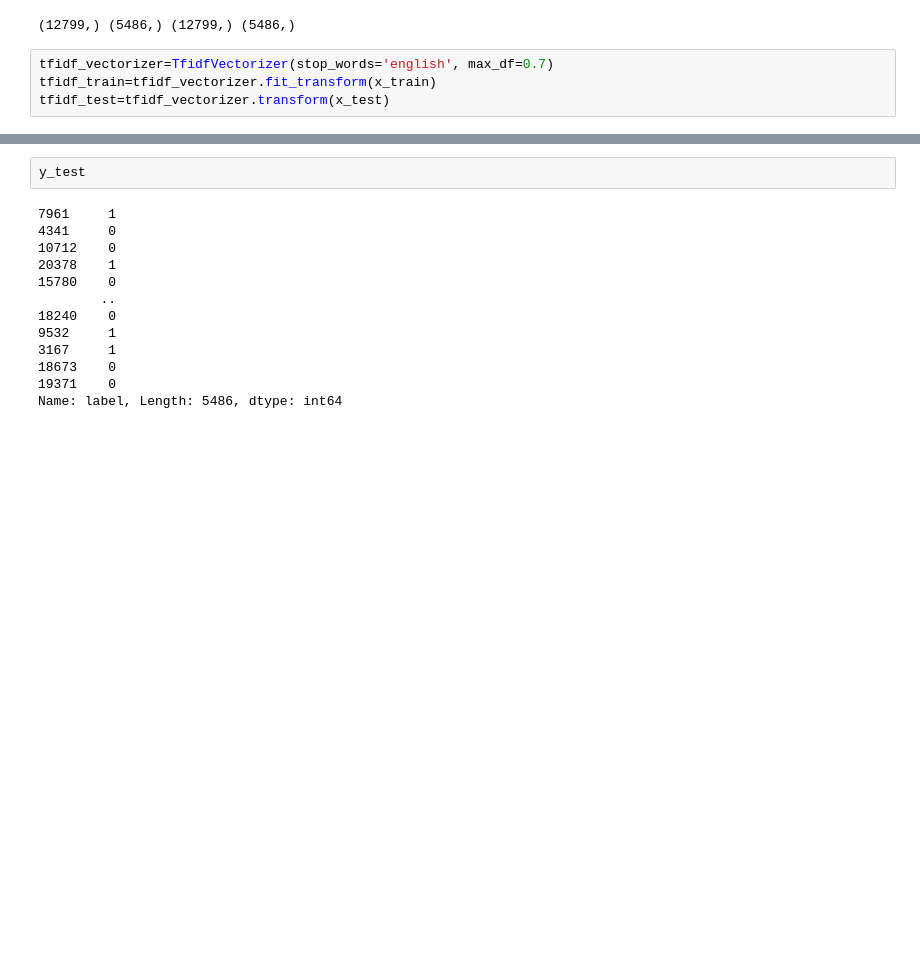
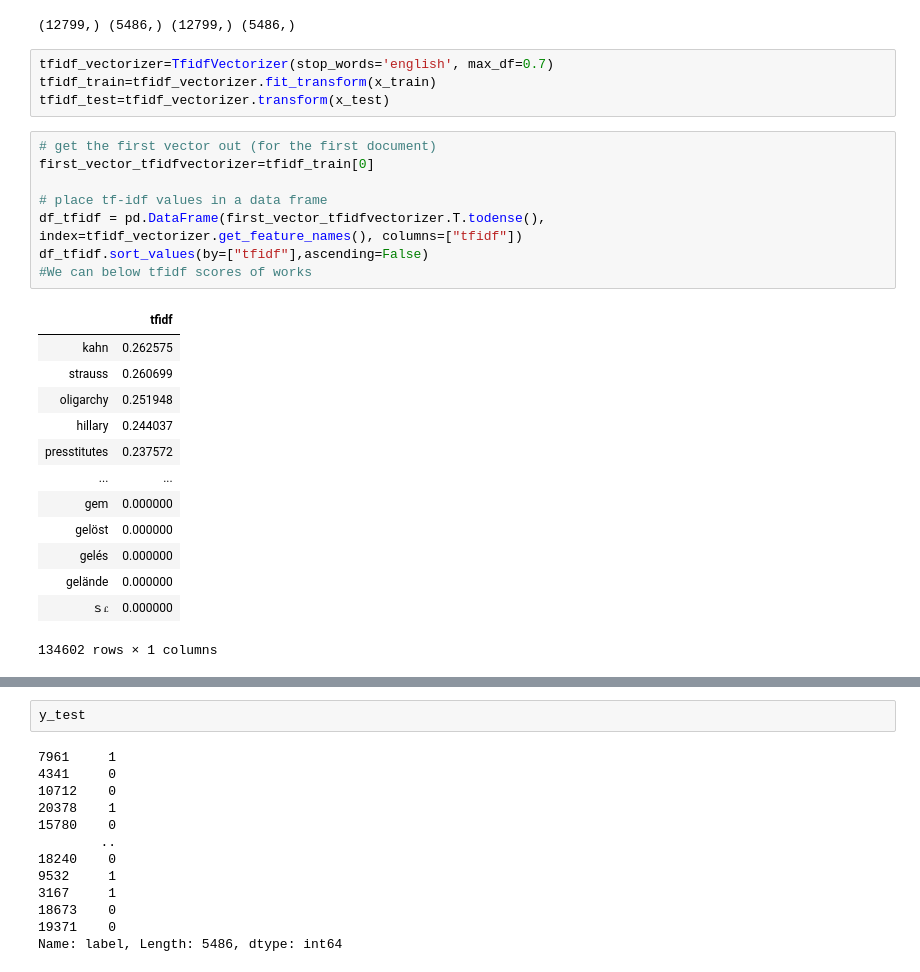
Before and after one commit to mprata/data-science, a Jupyter notebook: projects/required/project-final/fake_news.ipynb, the cells around one changed output, grey strips where cells are left out. Saved outputs shown, nothing was run; the diff lists cells and outputs as text; blank space fills up the shorter version.

```diff
--- a/projects/required/project-final/fake_news.ipynb
+++ b/projects/required/project-final/fake_news.ipynb
@@ -100,4 +98,26 @@ print(x_train.shape, x_test.shape, y_train.shape, y_test.shape)
 tfidf_vectorizer=TfidfVectorizer(stop_words='english', max_df=0.7)
 tfidf_train=tfidf_vectorizer.fit_transform(x_train)
 tfidf_test=tfidf_vectorizer.transform(x_test)
+# %%
+# get the first vector out (for the first document)
+first_vector_tfidfvectorizer=tfidf_train[0]
+
+# place tf-idf values in a data frame
+df_tfidf = pd.DataFrame(first_vector_tfidfvectorizer.T.todense(), index=tfidf_vectorizer.get_feature_names(), columns=["tfidf"])
+df_tfidf.sort_values(by=["tfidf"],ascending=False)
+#We can below tfidf scores of works
+# %% [output]
+|  | tfidf |
+| kahn | 0.262575 |
+| strauss | 0.260699 |
+| oligarchy | 0.251948 |
+| hillary | 0.244037 |
+| presstitutes | 0.237572 |
+| ... | ... |
+| gem | 0.000000 |
+| gelöst | 0.000000 |
+| gelés | 0.000000 |
+| gelände | 0.000000 |
+| ｓꮭ | 0.000000 |
+134602 rows × 1 columns
 # %%
```
Also changed, not shown: parts of 9 cells of this notebook.
